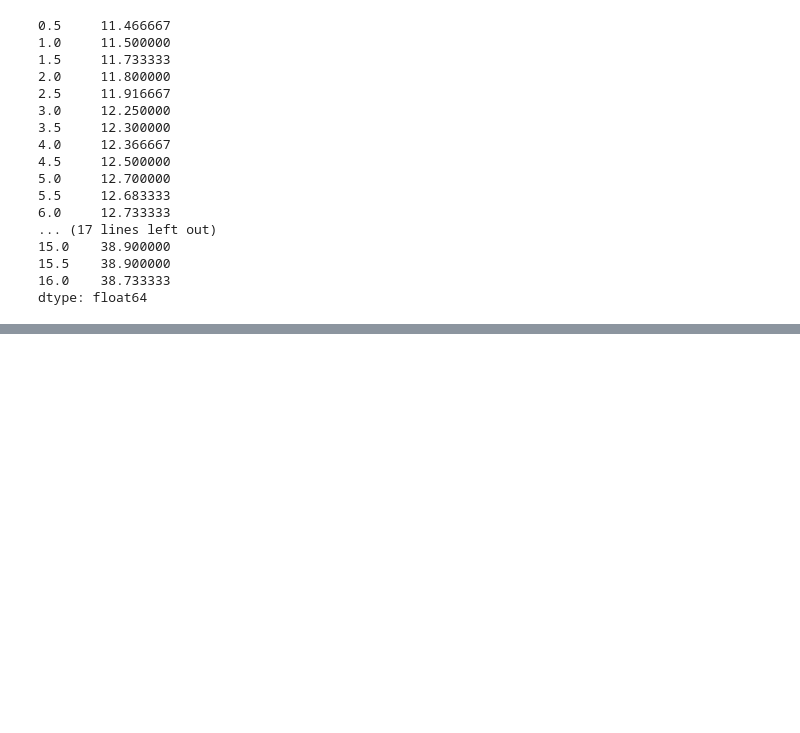
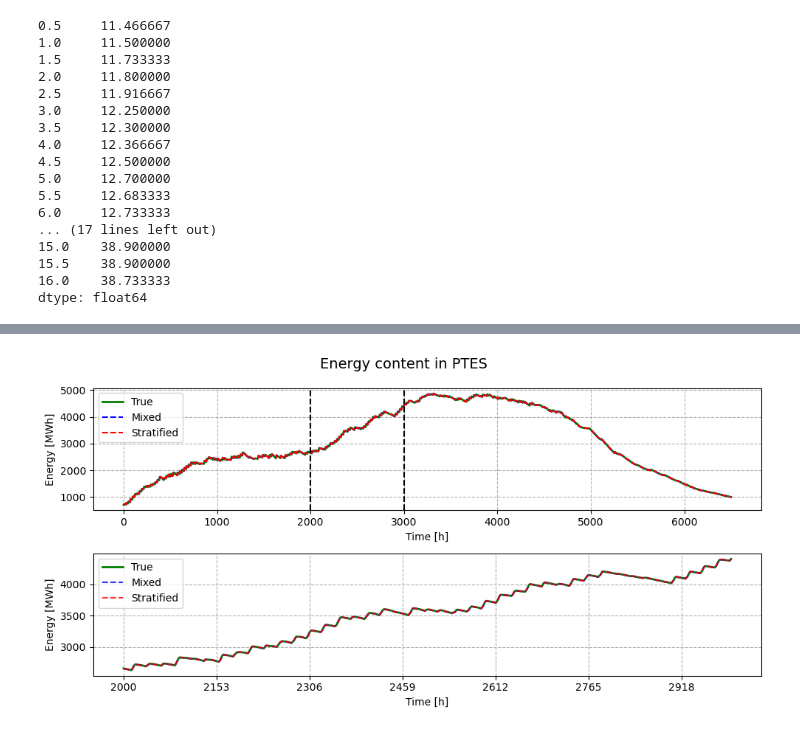
Before and after one commit to petergroenning/thesis_project, a Jupyter notebook: notebooks/eval.ipynb, the cells around one changed output, grey strips where cells are left out. Cells and saved outputs as stored; diff of their text form; code cells hidden in the pictures; blank space fills up the shorter version.

```diff
--- a/notebooks/eval.ipynb
+++ b/notebooks/eval.ipynb
@@ -200,0 +284,37 @@ plt.plot(np.log(energy_content(water_sensors.iloc[:], v)))
+# %%
+fig, (ax) = plt.subplots(2, 1, figsize=(10, 5))
+# ax.plot(E_true)
+E_str_true = np.array(E_str_true)
+ax[0].plot(E_true/3600000000, label='True', color='green',linewidth = 2)
+ax[0].plot(E_mix/3600000000, label='Mixed', color='blue', linestyle='--')
+ax[0].plot(E_str_true/3600000000, label='Stratified', color='red', linestyle='--')
+ax[0].set_ylabel('Energy [MWh]')
+ax[0].set_xlabel('Time [h]')
+
+# show lines where zoomed in
+ax[0].axvline(2000, color='black', linestyle='--')
+ax[0].axvline(3000, color='black', linestyle='--')
+ax[0].legend(loc = 'upper left')
+ax[0].grid(linestyle = '--')
+
+ax[1].plot(E_true[2000:3000]/3600000000, label='True', color='green',linewidth = 2)
+ax[1].plot(E_mix[2000:3000]/3600000000, label='Mixed', color='blue', linestyle='--', alpha=0.8)
+ax[1].plot(E_str_true[2000:3000]/3600000000, label='Stratified', color='red', linestyle='--', alpha=0.8)
+
+ax[1].set_xticks(np.arange(0, 1001, 153))
+ax[1].set_xticklabels(np.arange(2000, 3001, 153))
+ax[1].set_ylabel('Energy [MWh]')
+ax[1].set_xlabel('Time [h]')
+ax[1].legend()
+ax[1].grid(linestyle = '--')
+
+# overall title
+fig.suptitle('Energy content in PTES', fontsize=14)
+fig.tight_layout()
+
+# ax1.plot(V)
+# ax.plot(np.log(E_true) - np.log(E_str_true))
+# ax.plot(np.log(E_mix))
+# ax.plot(np.log(E_str_true))
+# %% [output]
+[figure, added]
```
Also changed, not shown: parts of 16 cells of this notebook, 6 other files.
